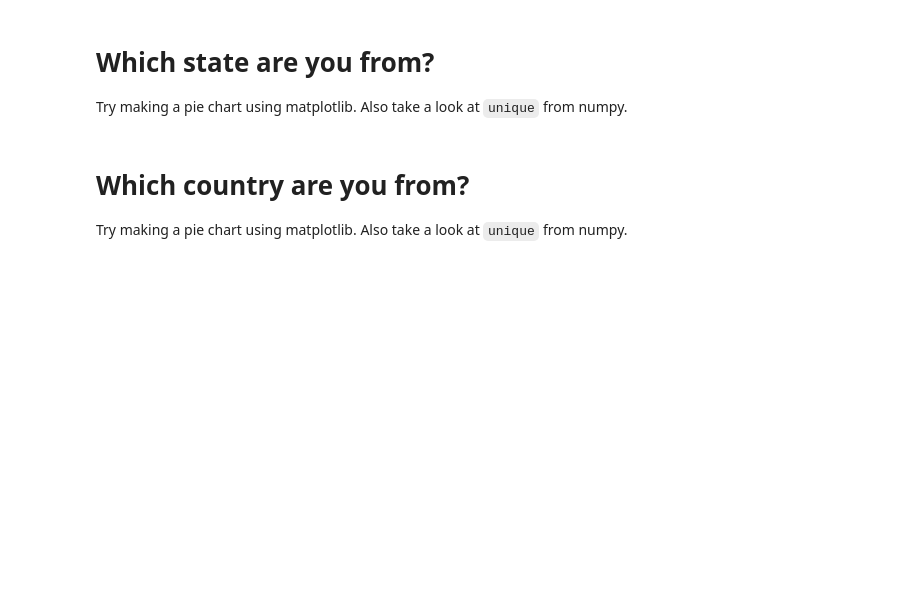
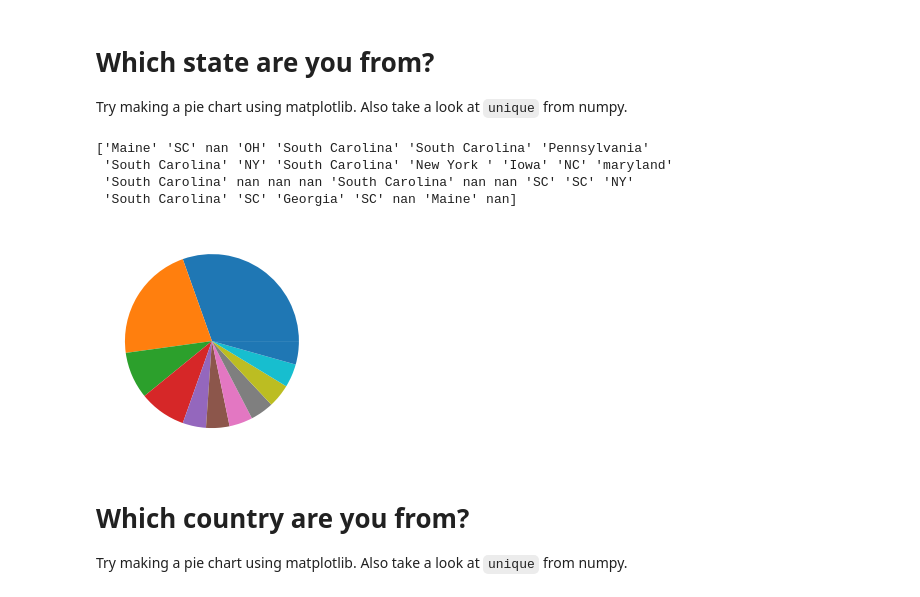
Before and after one commit to uofscphysics/STEM_Python_Course, a Jupyter notebook: 01_Week1/05_PackagesIntro/05_A_packages_activity.ipynb, the cells around one changed output. Drawn from its saved outputs; the diff is of its cells as text; code cells hidden in the pictures; blank space fills up the shorter version.

```diff
--- a/01_Week1/05_PackagesIntro/05_A_packages_activity.ipynb
+++ b/01_Week1/05_PackagesIntro/05_A_packages_activity.ipynb
@@ -148,6 +161,17 @@ Try making a histogram using pandas and/or matplotlib. Also take a look at thing
 # %% [markdown]
 # Which state are you  from?
 Try making a pie chart using matplotlib. Also take a look at `unique` from numpy.
+# %%
+states = np.array(dat['Which state are you from? (Leave blank if not applicable)'])
+print(states)
+#stateNames = np.unique(states)
+plt.pie(pd.value_counts(dat['Which state are you from? (Leave blank if not applicable)']));
+# %% [output]
+['Maine' 'SC' nan 'OH' 'South Carolina' 'South Carolina' 'Pennsylvania'
+ 'South Carolina' 'NY' 'South Carolina' 'New York ' 'Iowa' 'NC' 'maryland'
+ 'South Carolina' nan nan nan 'South Carolina' nan nan 'SC' 'SC' 'NY'
+ 'South Carolina' 'SC' 'Georgia' 'SC' nan 'Maine' nan]
+[figure, added]
 # %% [markdown]
 # Which country are you from?
 Try making a pie chart using matplotlib. Also take a look at `unique` from numpy.
```
Also changed, not shown: parts of 5 cells of this notebook.
